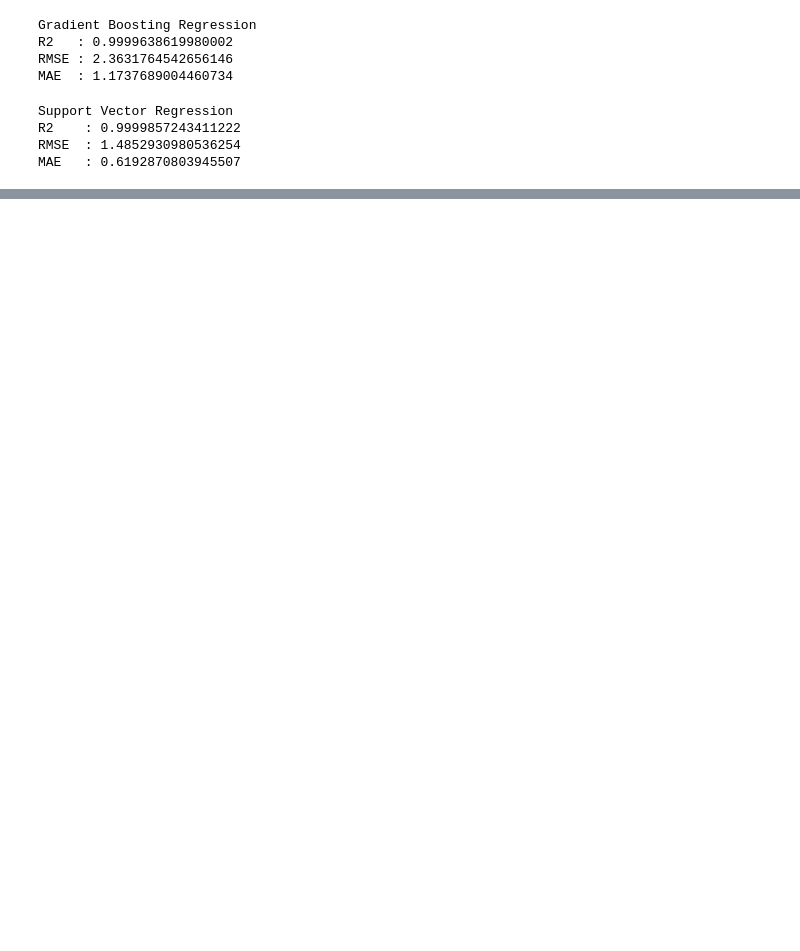
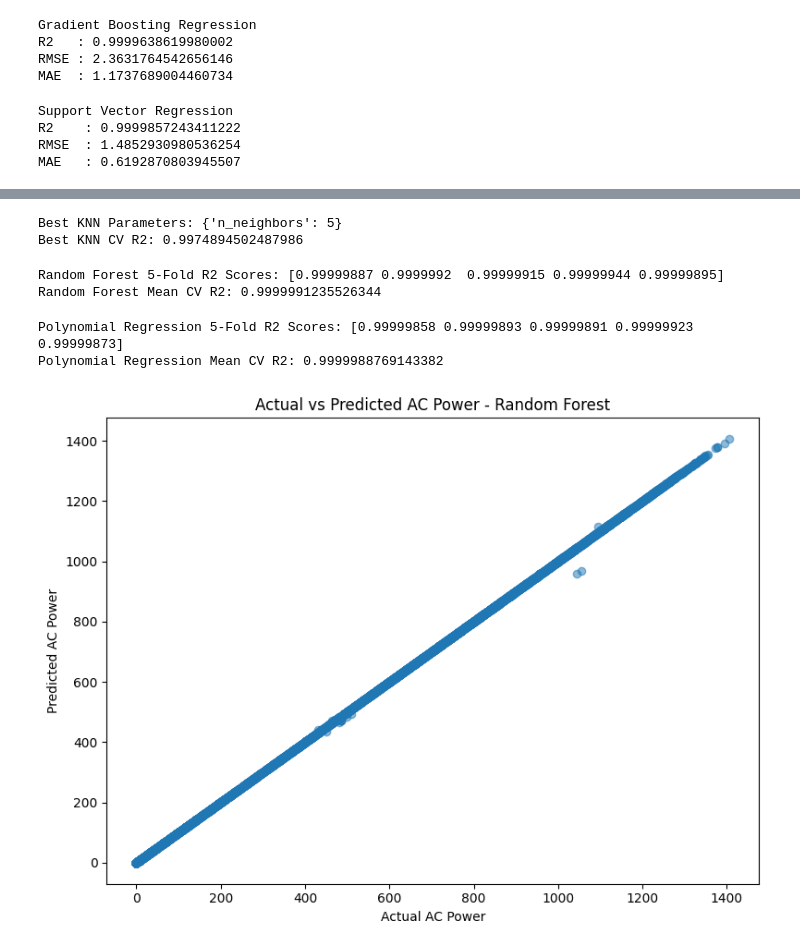
Before and after one commit to Meghana-PV/ml_caseStudy, a Jupyter notebook: notebooks/Regression1.ipynb, the cells around one changed output, grey strips where cells are left out. Drawn from its saved outputs; the diff is of its cells as text; code cells hidden in the pictures; blank space fills up the shorter version.

Commit message:
regression completed

```diff
--- a/notebooks/Regression1.ipynb
+++ b/notebooks/Regression1.ipynb
@@ -787,0 +885,73 @@ MAE  : 9.648765661249941
+# %%
+#model 2 knn
+knn_params = {
+    "n_neighbors": [3, 5, 7, 9, 11]
+}
+
+knn_grid = GridSearchCV(
+    KNeighborsRegressor(),
+    knn_params,
+    cv=5,
+    scoring="r2",
+    n_jobs=-1
+)
+
+knn_grid.fit(X_train_scaled, y_train)
+
+print("Best KNN Parameters:", knn_grid.best_params_)
+print("Best KNN CV R2:", knn_grid.best_score_)
+# %% [output]
+Best KNN Parameters: {'n_neighbors': 5}
+Best KNN CV R2: 0.9974894502487986
+# %%
+# Random Forest 5-Fold Cross-Validation
+from sklearn.model_selection import cross_val_score
+
+rf_cv_scores = cross_val_score(
+    rf_model,
+    X_train_scaled,
+    y_train,
+    cv=5,
+    scoring="r2"
+)
+
+print("Random Forest 5-Fold R2 Scores:", rf_cv_scores)
+print("Random Forest Mean CV R2:", rf_cv_scores.mean())
+# %% [output]
+Random Forest 5-Fold R2 Scores: [0.99999887 0.9999992  0.99999915 0.99999944 0.99999895]
+Random Forest Mean CV R2: 0.9999991235526344
+# %%
+#Polynomial Regression — 5-fold CV
+from sklearn.pipeline import Pipeline
+
+poly_cv_model = Pipeline([
+    ("poly", PolynomialFeatures(degree=2)),
+    ("linear", LinearRegression())
+])
+
+poly_cv_scores = cross_val_score(
+    poly_cv_model,
+    X_train_scaled,
+    y_train,
+    cv=5,
+    scoring="r2"
+)
+
+print("Polynomial Regression 5-Fold R2 Scores:", poly_cv_scores)
+print("Polynomial Regression Mean CV R2:", poly_cv_scores.mean())
+# %% [output]
+Polynomial Regression 5-Fold R2 Scores: [0.99999858 0.99999893 0.99999891 0.99999923 0.99999873]
+Polynomial Regression Mean CV R2: 0.9999988769143382
+# %%
+plt.figure(figsize=(8, 6))
+
+plt.scatter(y_test, rf_predictions, alpha=0.5)
+
+plt.xlabel("Actual AC Power")
+plt.ylabel("Predicted AC Power")
+plt.title("Actual vs Predicted AC Power - Random Forest")
+
+plt.tight_layout()
+plt.show()
+# %% [output]
+[figure, added]
```
Also changed, not shown: parts of 13 cells of this notebook.
